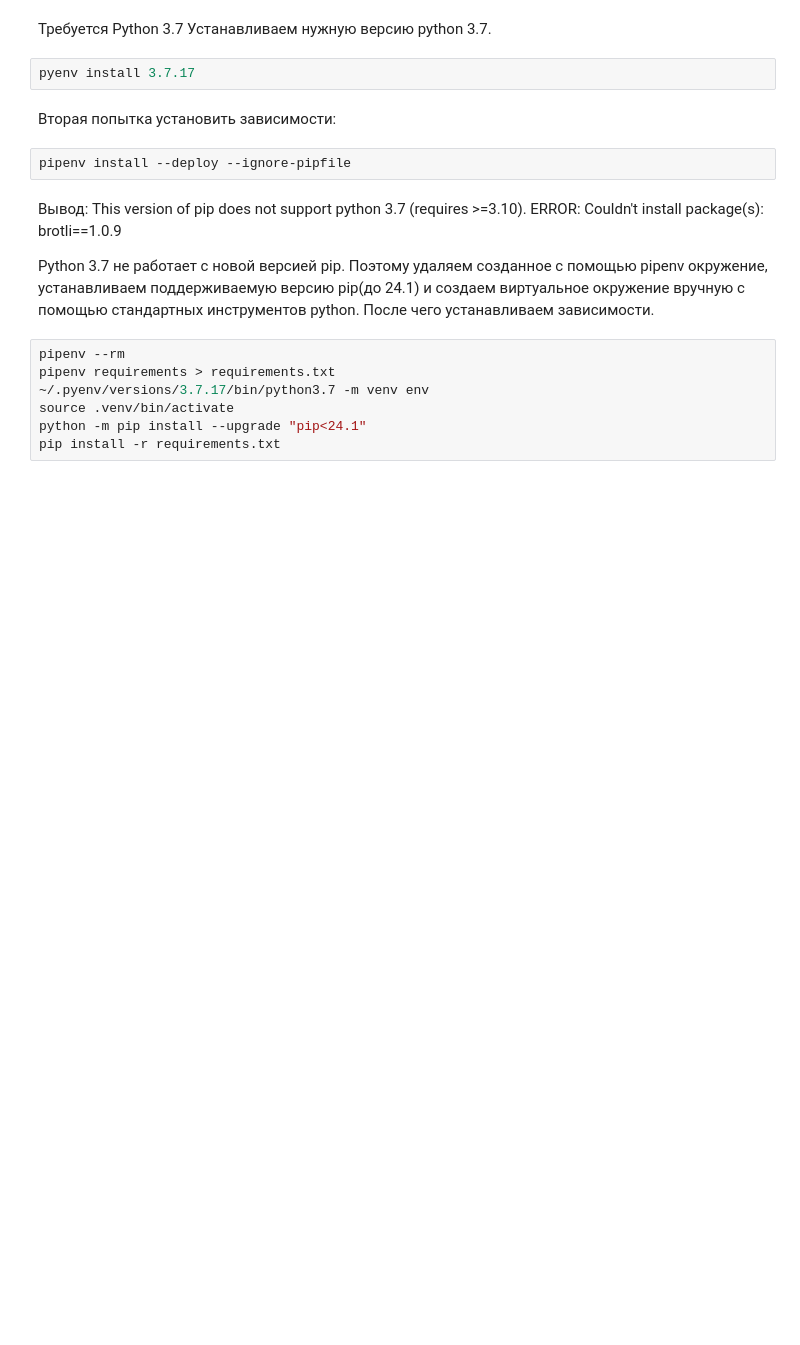
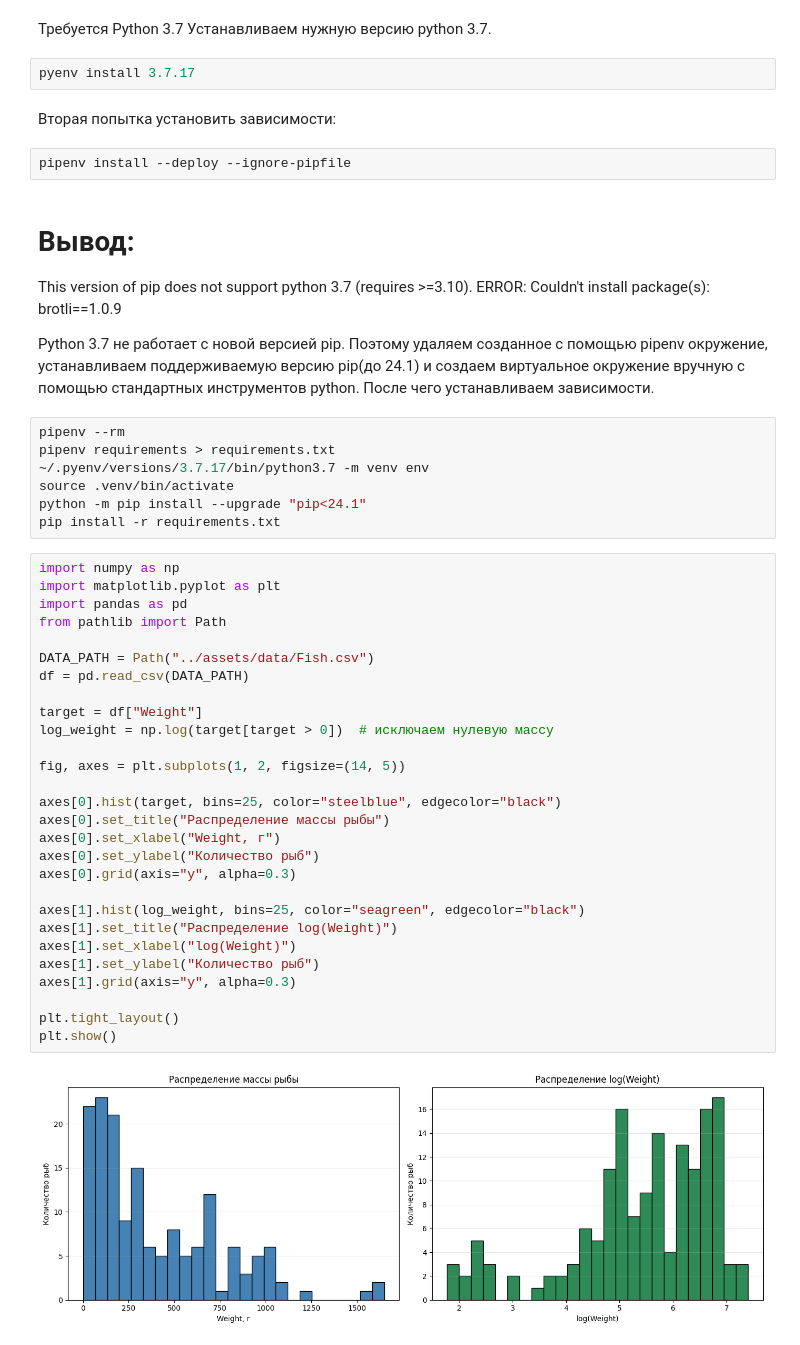
Before and after one commit to KSveselov/lab_3_ai, a Jupyter notebook: lab_1/Fish-Dimensions-Regression-Analysis/notebooks/01-eda.ipynb, the cells around one changed output. Saved outputs shown, nothing was run; the diff lists cells and outputs as text; blank space fills up the shorter version.

```diff
--- a/lab_1/Fish-Dimensions-Regression-Analysis/notebooks/01-eda.ipynb
+++ b/lab_1/Fish-Dimensions-Regression-Analysis/notebooks/01-eda.ipynb
@@ -59,7 +57,7 @@ pyenv install 3.7.17
 # %%
 pipenv install --deploy --ignore-pipfile
 # %% [markdown]
-Вывод:
+# Вывод:
 This version of pip does not support python 3.7 (requires >=3.10).
 ERROR: Couldn't install package(s): brotli==1.0.9
 
@@ -71,3 +69,33 @@ pipenv requirements > requirements.txt
 source .venv/bin/activate
 python -m pip install --upgrade "pip<24.1"
 pip install -r requirements.txt
+# %%
+import numpy as np
+import matplotlib.pyplot as plt
+import pandas as pd
+from pathlib import Path
+
+DATA_PATH = Path("../assets/data/Fish.csv")
+df = pd.read_csv(DATA_PATH)
+
+target = df["Weight"]
+log_weight = np.log(target[target > 0])  # исключаем нулевую массу
+
+fig, axes = plt.subplots(1, 2, figsize=(14, 5))
+
+axes[0].hist(target, bins=25, color="steelblue", edgecolor="black")
+axes[0].set_title("Распределение массы рыбы")
+axes[0].set_xlabel("Weight, г")
+axes[0].set_ylabel("Количество рыб")
+axes[0].grid(axis="y", alpha=0.3)
+
+axes[1].hist(log_weight, bins=25, color="seagreen", edgecolor="black")
+axes[1].set_title("Распределение log(Weight)")
+axes[1].set_xlabel("log(Weight)")
+axes[1].set_ylabel("Количество рыб")
+axes[1].grid(axis="y", alpha=0.3)
+
+plt.tight_layout()
+plt.show()
+# %% [output]
+[figure, added]
```
Also changed, not shown: parts of 5 cells of this notebook.
